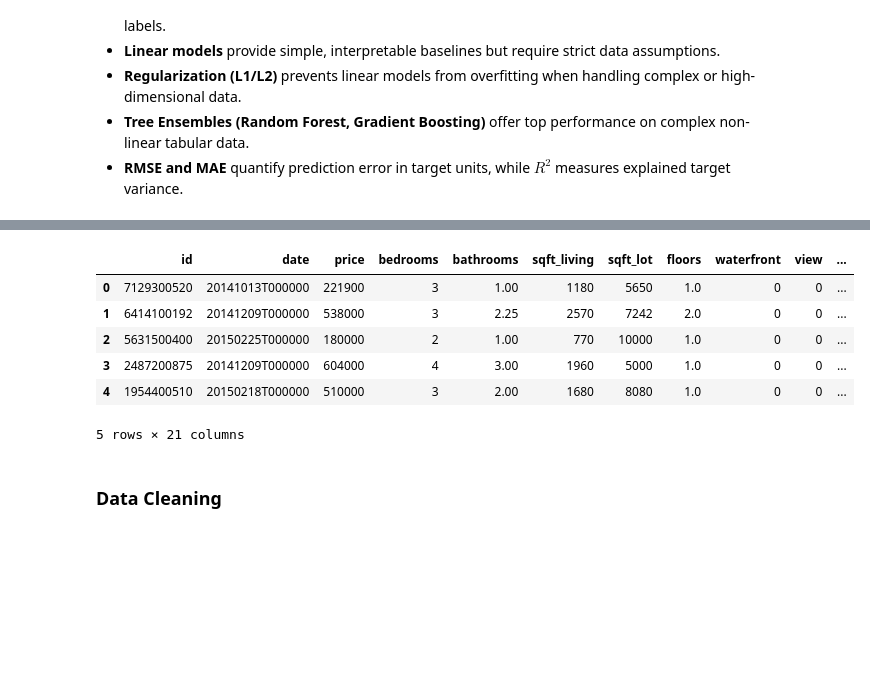
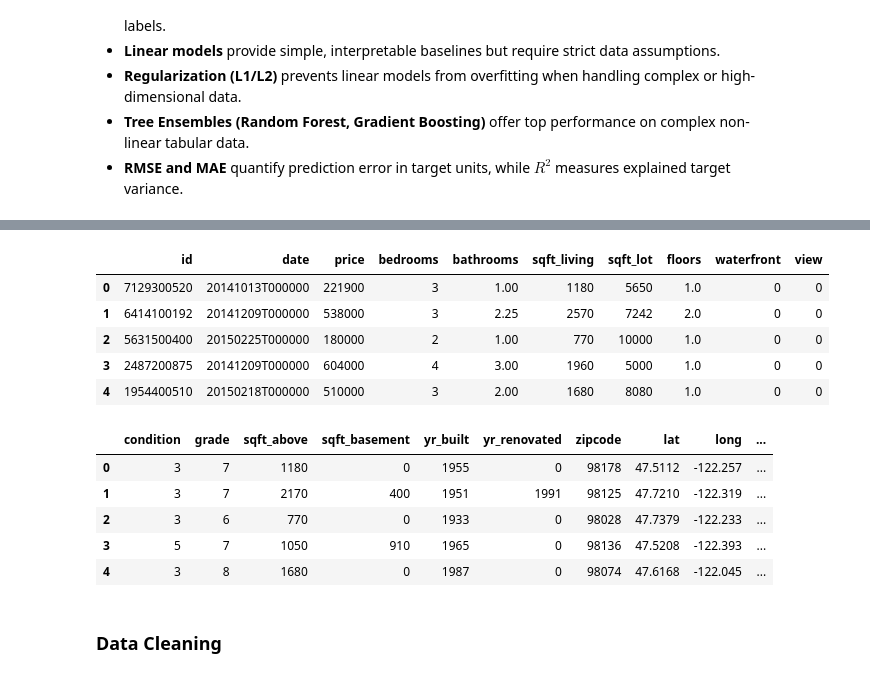
Before and after one commit to saad-sufyan-dev/python-learning-lab, a Jupyter notebook: machine_learning/day_02.ipynb, the cells around one changed output, grey strips where cells are left out. Drawn from its saved outputs; the diff is of its cells as text; code cells hidden in the pictures; blank space fills up the shorter version.

```diff
--- a/machine_learning/day_02.ipynb
+++ b/machine_learning/day_02.ipynb
@@ -151,15 +148,23 @@ import pandas as pd
 # Reading the csv
 data = pd.read_excel("data/House Price Prediction.xlsx")
 # %%
-data.head()
+data.iloc[:5, :10]
 # %% [output]
-|  | id | date | price | bedrooms | bathrooms | sqft_living | sqft_lot | floors | waterfront | view | ... |
-| 0 | 7129300520 | 20141013T000000 | 221900 | 3 | 1.00 | 1180 | 5650 | 1.0 | 0 | 0 | ... |
-| 1 | 6414100192 | 20141209T000000 | 538000 | 3 | 2.25 | 2570 | 7242 | 2.0 | 0 | 0 | ... |
-| 2 | 5631500400 | 20150225T000000 | 180000 | 2 | 1.00 | 770 | 10000 | 1.0 | 0 | 0 | ... |
-| 3 | 2487200875 | 20141209T000000 | 604000 | 4 | 3.00 | 1960 | 5000 | 1.0 | 0 | 0 | ... |
-| 4 | 1954400510 | 20150218T000000 | 510000 | 3 | 2.00 | 1680 | 8080 | 1.0 | 0 | 0 | ... |
+|  | id | date | price | bedrooms | bathrooms | sqft_living | sqft_lot | floors | waterfront | view |
+| 0 | 7129300520 | 20141013T000000 | 221900 | 3 | 1.00 | 1180 | 5650 | 1.0 | 0 | 0 |
+| 1 | 6414100192 | 20141209T000000 | 538000 | 3 | 2.25 | 2570 | 7242 | 2.0 | 0 | 0 |
+| 2 | 5631500400 | 20150225T000000 | 180000 | 2 | 1.00 | 770 | 10000 | 1.0 | 0 | 0 |
+| 3 | 2487200875 | 20141209T000000 | 604000 | 4 | 3.00 | 1960 | 5000 | 1.0 | 0 | 0 |
+| 4 | 1954400510 | 20150218T000000 | 510000 | 3 | 2.00 | 1680 | 8080 | 1.0 | 0 | 0 |
-5 rows × 21 columns
+# %%
+data.iloc[:5, 10:]
+# %% [output]
+|  | condition | grade | sqft_above | sqft_basement | yr_built | yr_renovated | zipcode | lat | long | ... |
+| 0 | 3 | 7 | 1180 | 0 | 1955 | 0 | 98178 | 47.5112 | -122.257 | ... |
+| 1 | 3 | 7 | 2170 | 400 | 1951 | 1991 | 98125 | 47.7210 | -122.319 | ... |
+| 2 | 3 | 6 | 770 | 0 | 1933 | 0 | 98028 | 47.7379 | -122.233 | ... |
+| 3 | 5 | 7 | 1050 | 910 | 1965 | 0 | 98136 | 47.5208 | -122.393 | ... |
+| 4 | 3 | 8 | 1680 | 0 | 1987 | 0 | 98074 | 47.6168 | -122.045 | ... |
 # %% [markdown]
 ### Data Cleaning
 # %%
```
Also changed, not shown: parts of 9 cells of this notebook, 2 other files.
